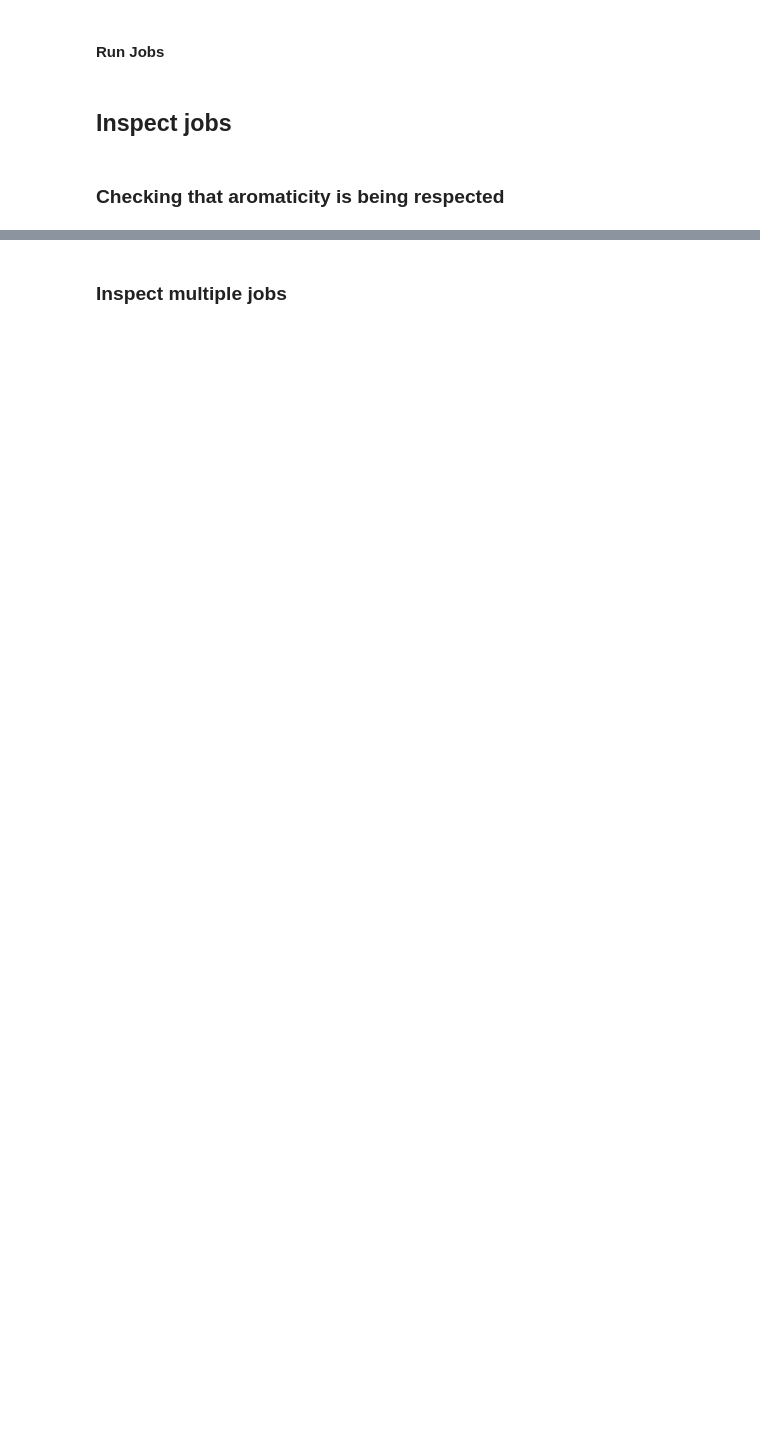
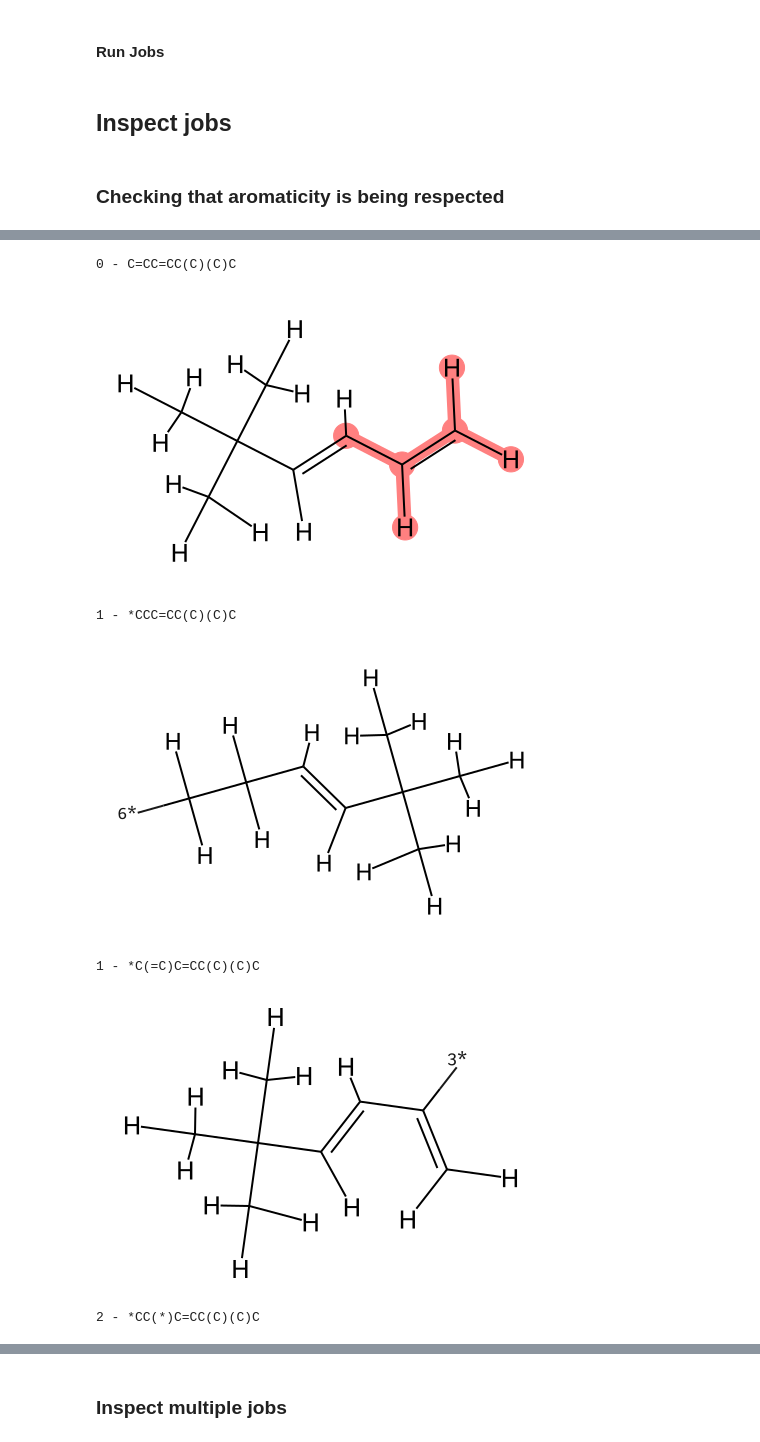
Before and after one commit to jlaw9/2026_polymer_build_workflow, a Jupyter notebook: nrel_signac.ipynb, the cells around one changed output, grey strips where cells are left out. Cells and saved outputs as stored; diff of their text form; code cells hidden in the pictures; blank space fills up the shorter version.

```diff
--- a/nrel_signac.ipynb
+++ b/nrel_signac.ipynb
@@ -70,0 +134,13 @@ project.run(
+# %%
+reactor = PolymerizationReactor(
+    rxn_schema=rxns[job.doc.mechanism],
+    fragment_strategy=CutMinimumCostBondsStrategy(),
+)
+
+fragments = reactor.propagate_pooled(
+    monomers=monomers,
+    rxn_depth_max=5,
+    allow_resampling=job.doc.is_autopolymerization,
+    sanitize_ops=PolymerBuildProject.SANITIZE_OPS,
+    aromaticity_model=PolymerBuildProject.AROMATICITY_MODEL,
+)
@@ -70,0 +155,15 @@ project.run(
+# %%
+from polymerist.rdutils.bonding.portlib import get_num_linkers
+
+for smiles, frag in fragments.items():
+    functionality = get_num_linkers(frag)
+    print(f'{functionality} - {smiles}')
+    display(frag)
+# %% [output]
+0 - C=CC=CC(C)(C)C
+[figure, added]
+1 - *CCC=CC(C)(C)C
+[figure, added]
+1 - *C(=C)C=CC(C)(C)C
+[figure, added]
+2 - *CC(*)C=CC(C)(C)C
```
Also changed, not shown: parts of 18 cells of this notebook, 1 other file.
